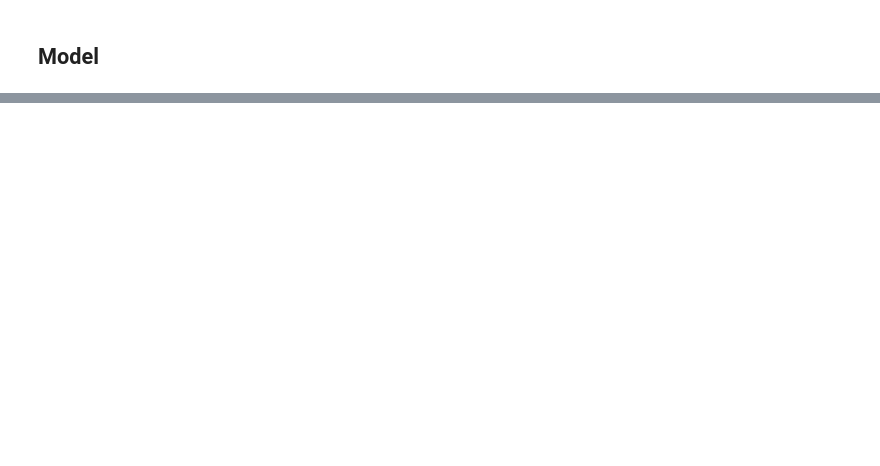
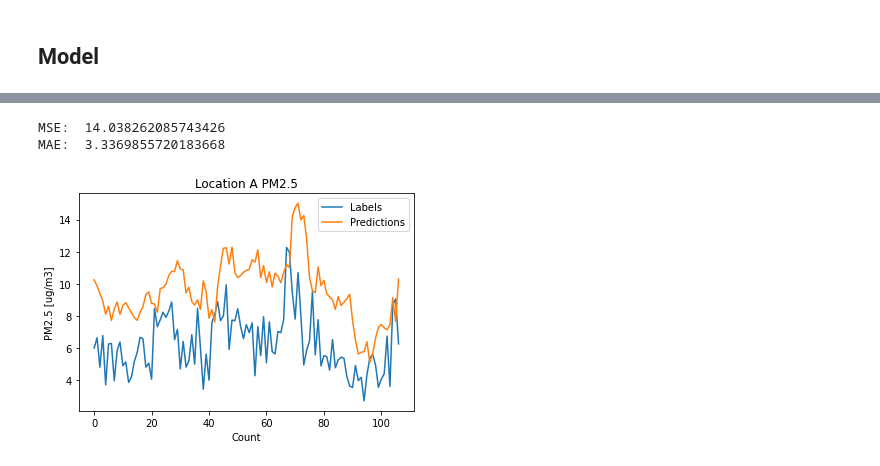
Before and after one commit to p-lothaller/Air-Quality-Forecast-Challenge, a Jupyter notebook: models/LSTM.ipynb, the cells around one changed output, grey strips where cells are left out. Cells and saved outputs as stored; diff of their text form; code cells hidden in the pictures; blank space fills up the shorter version.

```diff
--- a/models/LSTM.ipynb
+++ b/models/LSTM.ipynb
@@ -227,0 +277,20 @@ plt.plot(range(len(loss_per_epoch)),loss_per_epoch)
+# %%
+# Dropout = 0.1
+# Epochs = 20
+plt.plot(results, label = ['Labels', 'Predictions'])
+plt.xlabel('Count')
+plt.ylabel('PM2.5 [ug/m3]')
+plt.legend()
+plt.title('Location A PM2.5')
+# plt.savefig('C:/Users/ay0un/Desktop/ds-project/images/pm25_A.png')
+
+# MSE, MAE
+y_true1= test_df['PM2.5_pi'].values[n_input:]
+y_pred1 = y_pred.ravel()
+
+print("MSE: ", mean_squared_error(y_true1, y_pred1))
+print("MAE: ", mean_absolute_error(y_true1, y_pred1))
+# %% [output]
+MSE:  14.038262085743426
+MAE:  3.3369855720183668
+[figure, added]
```
Also changed, not shown: parts of 33 cells of this notebook, 2 other files.
